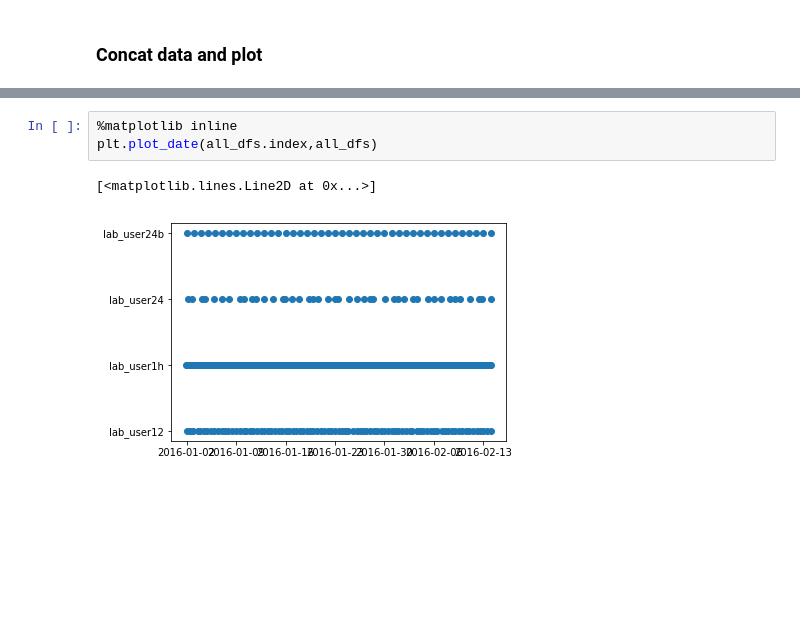
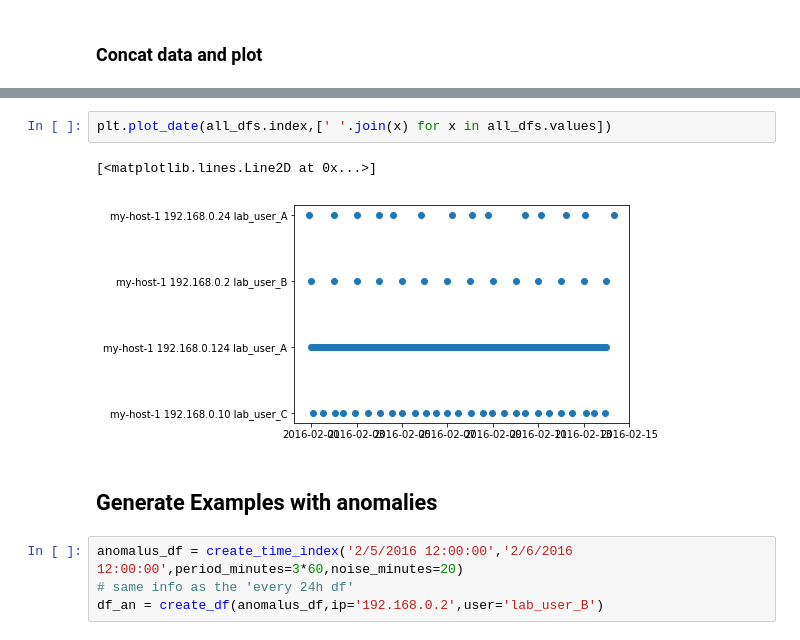
Before and after one commit to HarisMichailidis/datastream.io, a Jupyter notebook: notebooks/Data Generator (failed logins).ipynb, the cells around one changed output, grey strips where cells are left out. Saved outputs shown, nothing was run; the diff lists cells and outputs as text; blank space fills up the shorter version.

```diff
--- a/notebooks/Data Generator (failed logins).ipynb
+++ b/notebooks/Data Generator (failed logins).ipynb
@@ -102,6 +111,11 @@ all_dfs.head()
-# %%
-%matplotlib inline
-plt.plot_date(all_dfs.index,all_dfs)
-# %% [output]
-[<matplotlib.lines.Line2D at 0x...>]
-[figure, removed]
+# %%
+plt.plot_date(all_dfs.index,[' '.join(x) for x in all_dfs.values])
+# %% [output]
+[<matplotlib.lines.Line2D at 0x...>]
+[figure, added]
+# %% [markdown]
+## Generate Examples with anomalies
+# %%
+anomalus_df = create_time_index('2/5/2016 12:00:00','2/6/2016 12:00:00',period_minutes=3*60,noise_minutes=20)
+# same info as the 'every 24h df'
+df_an = create_df(anomalus_df,ip='192.168.0.2',user='lab_user_B')
```
Also changed, not shown: parts of 14 cells of this notebook.
